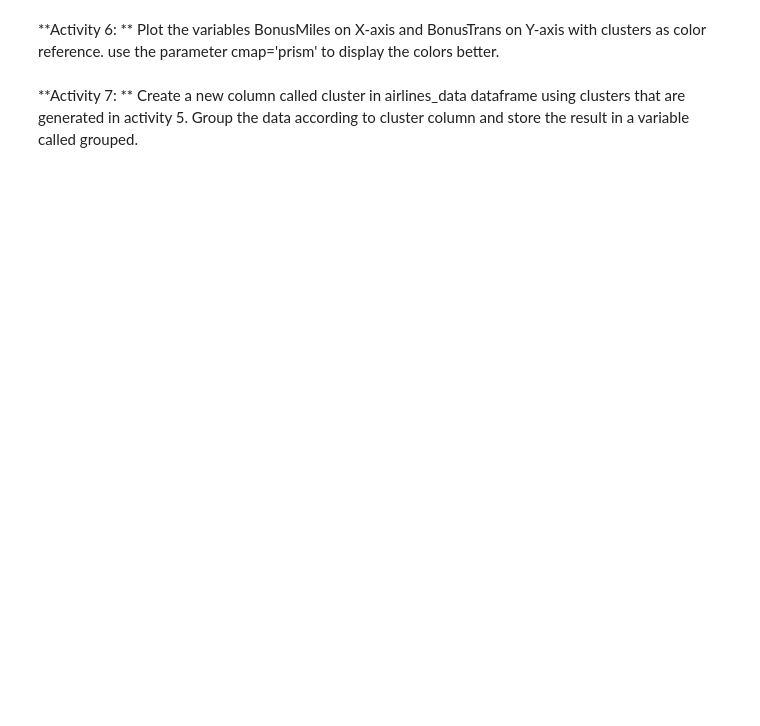
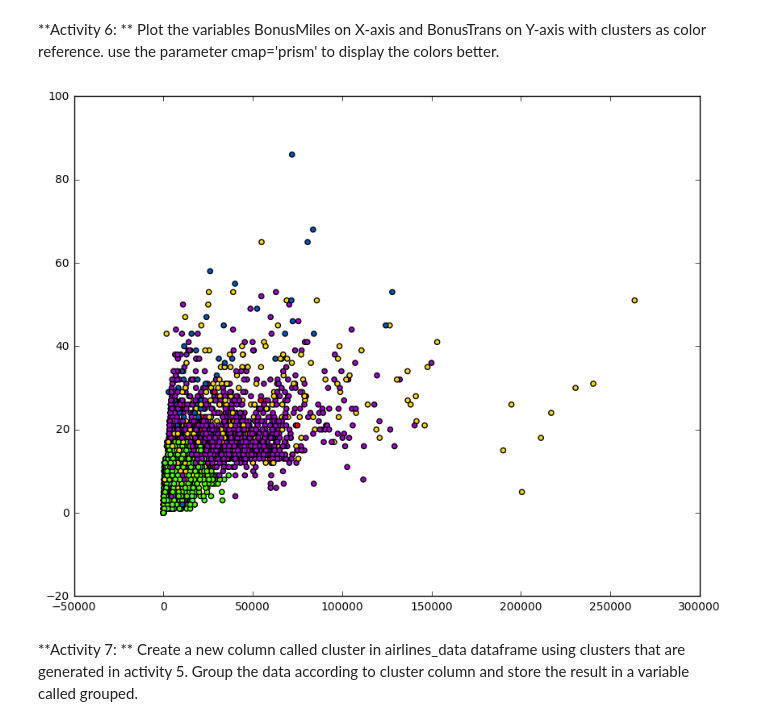
Before and after one commit to asouleymane/DMIR, a Jupyter notebook: modules/module3/Exercises/Exercises.ipynb, the cells around one changed output. Cells and saved outputs as stored; diff of their text form; code cells hidden in the pictures; blank space fills up the shorter version.

```diff
--- a/modules/module3/Exercises/Exercises.ipynb
+++ b/modules/module3/Exercises/Exercises.ipynb
@@ -81,3 +121,11 @@ from scipy.cluster.hierarchy import fcluster
+# %%
+# Your code for activity 6 goes here...
+import matplotlib.pyplot as plt
+plt.figure(figsize=(10, 8))
+plt.scatter(airlines_data.BonusMiles, airlines_data.BonusTrans, c=clusters, cmap='prism')  # plot points with cluster dependent colors
+plt.show()
+# %% [output]
+[figure, added]
 # %% [markdown]
 **Activity 7: ** Create a new column called cluster in airlines_data dataframe using clusters that are generated in activity 5. Group the data according to cluster column and store the result in a variable called grouped.
 # %%
```
Also changed, not shown: parts of 16 cells of this notebook.
